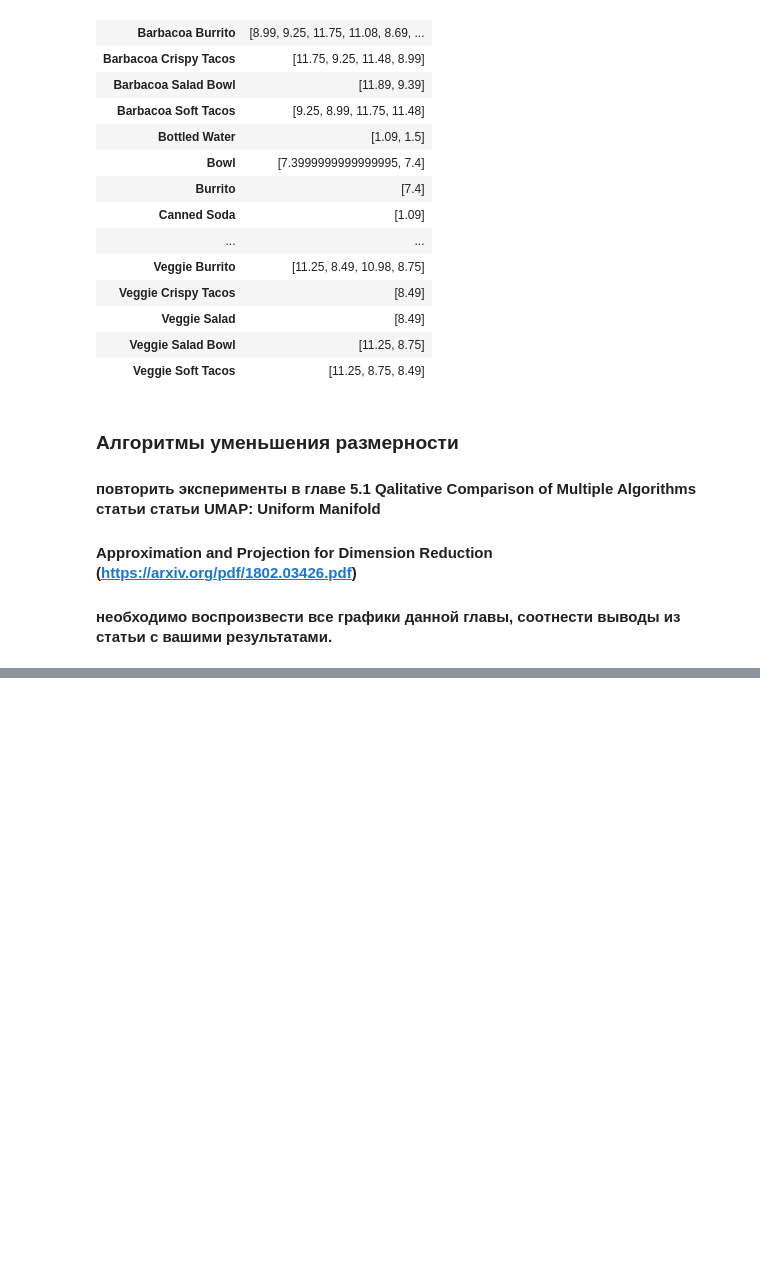
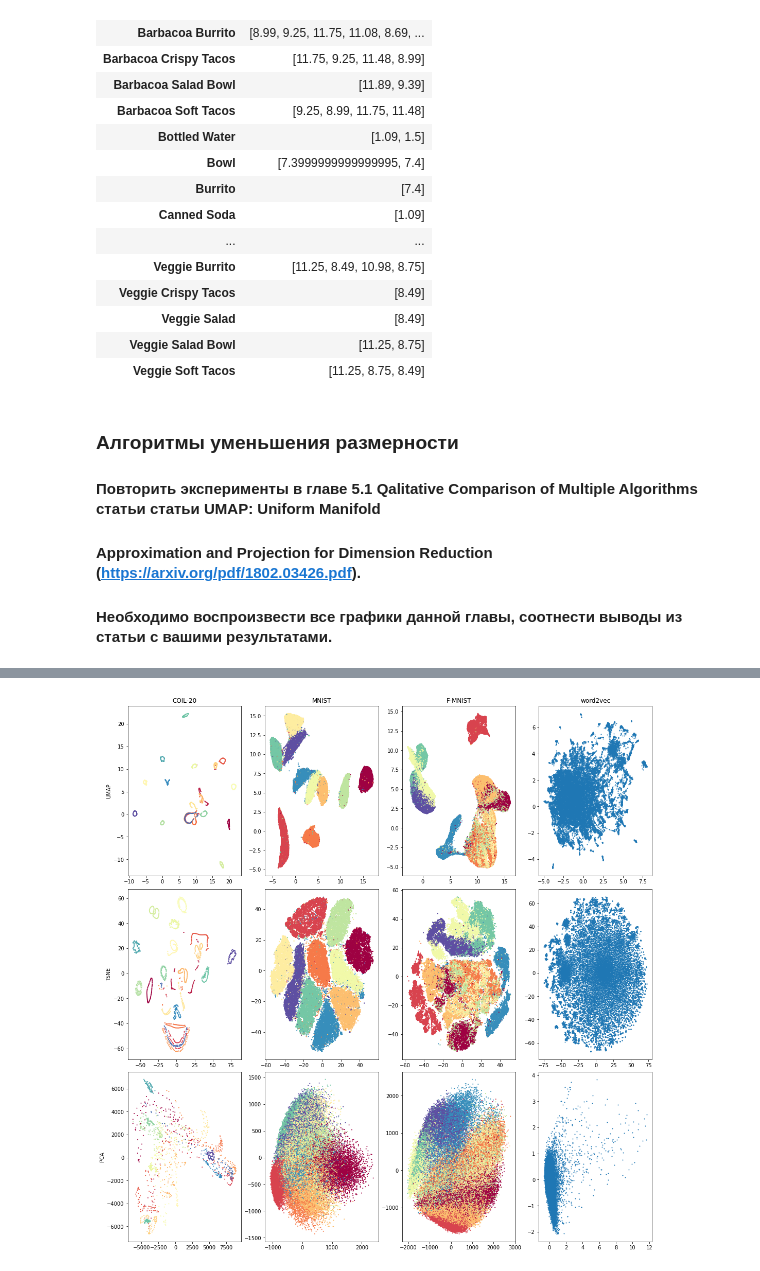
Before and after one commit to amcp-2021/task-1, a Jupyter notebook: pandas_dim_reduction.ipynb, the cells around one changed output, grey strips where cells are left out. Drawn from its saved outputs; the diff is of its cells as text; code cells hidden in the pictures; blank space fills up the shorter version.

```diff
--- a/pandas_dim_reduction.ipynb
+++ b/pandas_dim_reduction.ipynb
@@ -191,7 +191,7 @@ temp_data.groupby('item_name').agg({'item_price': 'unique'})
 # %% [markdown]
 ### Алгоритмы уменьшения размерности
 
-#### повторить эксперименты в главе 5.1 Qalitative Comparison of Multiple Algorithms статьи статьи UMAP: Uniform Manifold
-#### Approximation and Projection for Dimension Reduction (https://arxiv.org/pdf/1802.03426.pdf)
+#### Повторить эксперименты в главе 5.1 Qalitative Comparison of Multiple Algorithms статьи статьи UMAP: Uniform Manifold
+#### Approximation and Projection for Dimension Reduction (https://arxiv.org/pdf/1802.03426.pdf).
 
-#### необходимо воспроизвести все графики данной главы, соотнести выводы из статьи с вашими результатами.
+#### Необходимо воспроизвести все графики данной главы, соотнести выводы из статьи с вашими результатами.
@@ -199,0 +198,65 @@ temp_data.groupby('item_name').agg({'item_price': 'unique'})
+# %%
+# Datasets: https://drive.google.com/drive/folders/1TyKJZcPlsGlhqPvRHvNBqg9Ci3N10n7B
+# Labels: https://drive.google.com/drive/folders/18VMOWxdJ-hV2ccgaYxZu_d0WEpmcQzQV
+
+import matplotlib.pyplot as plt
+import numpy as np
+import pandas as pd
+from sklearn.decomposition import PCA
+from sklearn.manifold import TSNE
+import time
+import umap
+
+datasets = {
+    'COIL-20': (
+        np.load('_datasets/coil-20.npz')['arr_0'].astype(np.float64),
+        pd.read_csv('_labels/coil-20.csv')['label']
+    ),
+    'MNIST': (
+        np.load('_datasets/mnist.npz')['arr_0'].astype(np.float64),
+        pd.read_csv('_labels/mnist.csv')['label']
+    ),
+    'F-MNIST': (
+        np.load('_datasets/f-mnist.npz')['arr_0'].astype(np.float64),
+        pd.read_csv('_labels/f-mnist.csv')['label']
+    ),
+    'word2vec': (
+        np.load('_datasets/word2vec.npz')['arr_0'][:30_000].astype(np.float64),
+        None
+    )
+}
+
+reducers = {
+    'UMAP': umap.UMAP(random_state=42),
+    'TSNE': TSNE(random_state=42, n_jobs=-1),
+    'PCA': PCA(n_components=2),
+}
+
+_, axs = plt.subplots(nrows=len(reducers),
+                      ncols=len(datasets),
+                      squeeze=False,
+                      constrained_layout=True,
+                      figsize=(15, 15))
+
+for i, (algo_name, algo) in enumerate(reducers.items()):
+    for j, (dataset_name, (dataset, labels)) in enumerate(datasets.items()):
+        now = time.time()
+        decreased = algo.fit_transform(dataset)
+        elapsed = time.time() - now
+
+        print(f'Running {algo_name} on {dataset_name} took {elapsed} seconds')
+
+        axs[i, j].scatter(x=decreased[:, 0],
+                          y=decreased[:, 1],
+                          s=1.0,
+                          c=labels,
+                          cmap='Spectral')
+
+for ax, dataset in zip(axs[0], datasets):
+    ax.set_title(dataset)
+
+for ax, algo in zip(axs[:, 0], reducers):
+    ax.set_ylabel(algo)
+
+plt.show()
+# %% [output]
@@ -199,0 +275 @@ temp_data.groupby('item_name').agg({'item_price': 'unique'})
+[figure, added]
```
Also changed, not shown: parts of 3 cells of this notebook, 1 other file.
